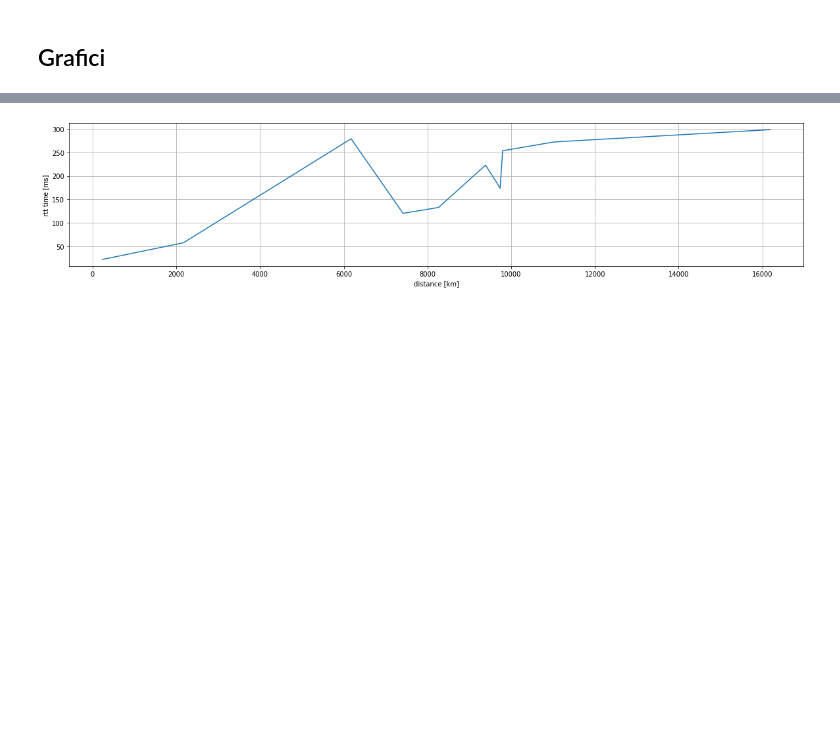
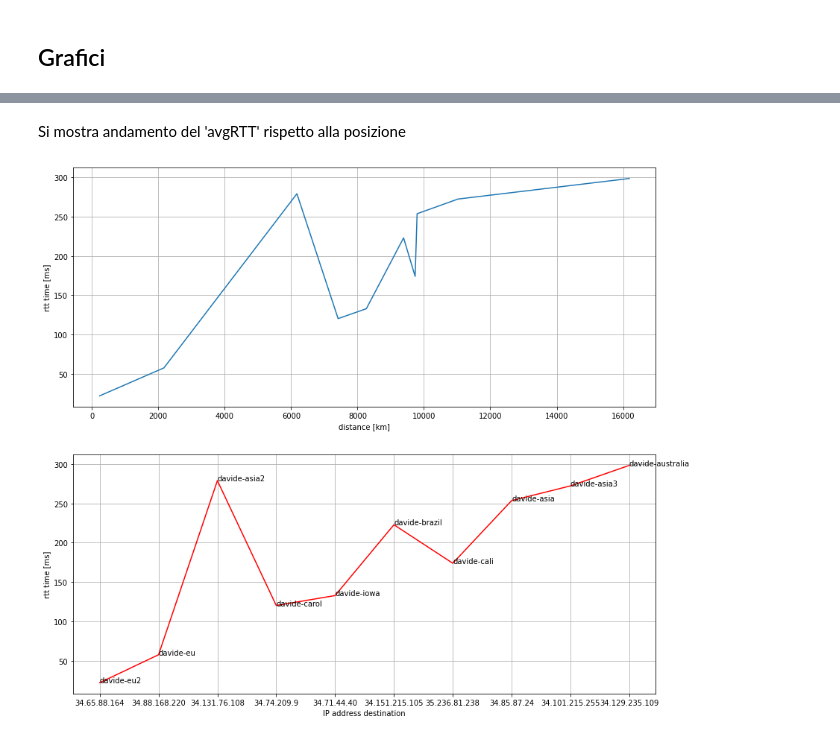
Before and after one commit to Davide-Lotito/EDI_labs, a Jupyter notebook: lab1/notebook/notebook.ipynb, the cells around one changed output, grey strips where cells are left out. Cells and saved outputs as stored; diff of their text form; code cells hidden in the pictures; blank space fills up the shorter version.

```diff
--- a/lab1/notebook/notebook.ipynb
+++ b/lab1/notebook/notebook.ipynb
@@ -152,5 +129,18 @@ df
 300 rows × 11 columns
 # %%
 IP_list = list(dict.fromkeys(df['destination'].tolist()))
+# %%
+targets = { "davide-iowa" : "34.71.44.40",
+            "davide-cali" : "35.236.81.238",
+            "davide-carol" : "34.74.209.9",
+            "davide-brazil" : "34.151.215.105",
+            "davide-australia" : "34.129.235.109",
+            "davide-asia" : "34.85.87.24",
+            "davide-asia2" : "34.131.76.108",
+            "davide-asia3" : "34.101.215.255",
+            "davide-eu" : "34.88.168.220",
+            "davide-eu2" : "34.65.88.164"}
+key_list = list(targets.keys())
+val_list = list(targets.values())
 # %% [markdown]
 ## Grafici
@@ -171,12 +157,23 @@ Mostrare come con il crescere della distanza, cresca anche l'RTT (o almeno così
-# %%
-df.groupby("distance").avgRTT.mean().plot()
-plt.xlabel("distance [km]")
-plt.ylabel("rtt time [ms]")
-plt.grid()
-plt.rcParams["figure.figsize"] = (14, 7)
-# df.plot.scatter(x = 'distance', y = 'avgRTT', s = 100)
-# plt.title("How RTT change with distance")
-# plt.xlabel("distance [km]")
-# plt.ylabel("rtt time [ms]")
-# %% [output]
-[figure, removed]
+# %% [markdown]
+Si mostra andamento del 'avgRTT' rispetto alla posizione
+# %%
+plt.subplot(2,1,1)
+df.groupby("distance").avgRTT.mean().plot()
+plt.xlabel("distance [km]")
+plt.ylabel("rtt time [ms]")
+plt.grid()
+
+plt.subplot(2,1,2)
+y = df.groupby("distance").avgRTT.mean()
+plt.plot(IP_list,y, 'r')
+for xy in zip(IP_list, y):
+    s = key_list[val_list.index(xy[0])]
+    plt.annotate(s, xy=xy, textcoords='data')
+plt.xlabel("IP address destination")
+plt.ylabel("rtt time [ms]")
+plt.grid()
+
+plt.subplots_adjust(bottom=0.1,top=1.5)
+plt.rcParams["figure.figsize"] = (14, 7)
+# %% [output]
+[figure, added]
```
Also changed, not shown: parts of 10 cells of this notebook.
